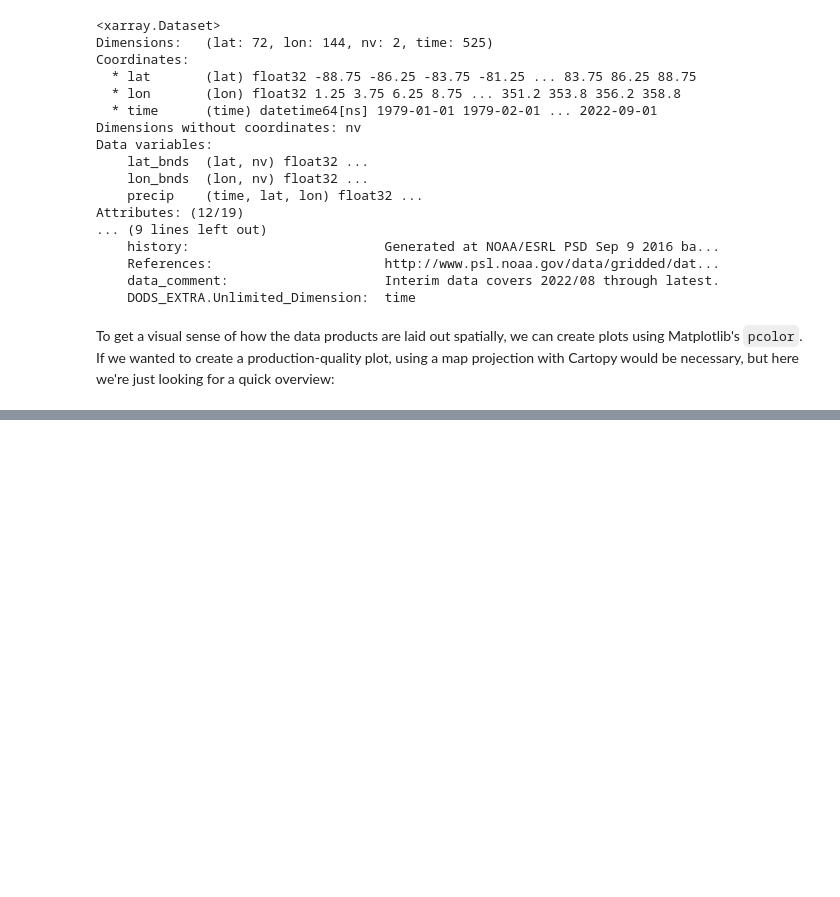
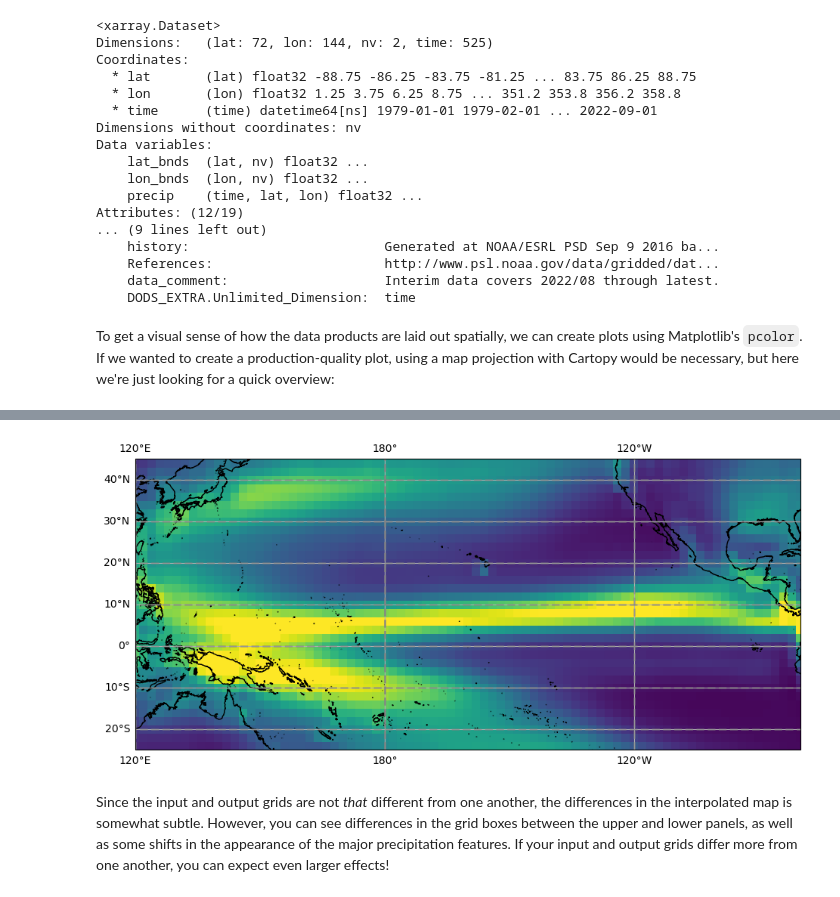
Before and after one commit to samanthastevenson/EDS220_Fall2022, a Jupyter notebook: Interpolation_Regridding_Example.ipynb, the cells around one changed output, grey strips where cells are left out. Saved outputs shown, nothing was run; the diff lists cells and outputs as text; code cells hidden in the pictures; blank space fills up the shorter version.

```diff
--- a/Interpolation_Regridding_Example.ipynb
+++ b/Interpolation_Regridding_Example.ipynb
@@ -144,0 +163,3 @@ plt.pcolor(ersst_int['lon'],ersst_int['lat'],ersst_int)
+# %%
+# Create interpolation function using Scipy interp2d with input data
+precip_intfn = interpolate.interp2d(gpcp.lon,gpcp.lat,gpcp_timeavg, kind='linear')
@@ -144,0 +217,6 @@ plt.pcolor(ersst_int['lon'],ersst_int['lat'],ersst_int)
+# %%
+# Sort latitude array
+ersst_lat_sort = np.sort(ersst.lat)
+
+# Display sorted latitudes
+ersst_lat_sort
@@ -144,0 +258,22 @@ plt.pcolor(ersst_int['lon'],ersst_int['lat'],ersst_int)
+# %%
+# Create new Plate-Carree projection
+proj = ccrs.PlateCarree(central_longitude=180)
+# Make blank figure
+fig = plt.figure(figsize=(15, 5))
+# Create axes using map projection
+ax = plt.axes(projection=proj)
+# Plot data onto projected axis
+plt.pcolor(ersst.lon,ersst_lat_sort,sc_precip_int,transform=ccrs.PlateCarree(),vmin=0,vmax=8)
+
+ax.gridlines()
+ax.set_extent([120, 280, -25, 45], crs=ccrs.PlateCarree())
+coast_10m = cfeature.NaturalEarthFeature('physical', 'land', '10m',
+                                        edgecolor='k', facecolor='none')
+ax.add_feature(coast_10m)
+ax.gridlines(crs=ccrs.PlateCarree(), draw_labels=True,
+                  linewidth=2, color='gray', alpha=0.5, linestyle='--')
+plt.show()
+# %% [output]
+[figure, added]
+# %% [markdown]
+Since the input and output grids are not _that_ different from one another, the differences in the interpolated map is somewhat subtle. However, you can see differences in the grid boxes between the upper and lower panels, as well as some shifts in the appearance of the major precipitation features. If your input and output grids differ more from one another, you can expect even larger effects!
```
Also changed, not shown: parts of 17 cells of this notebook, 1 other file.
